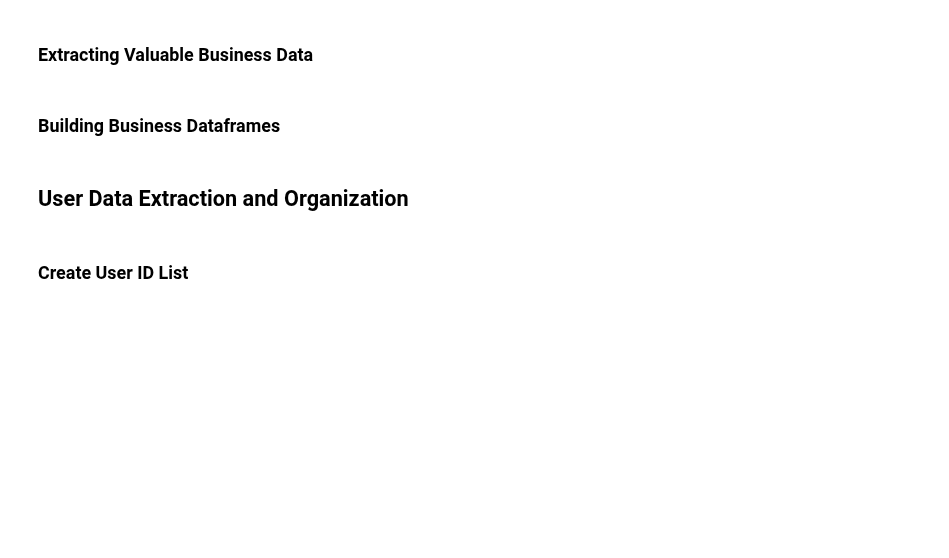
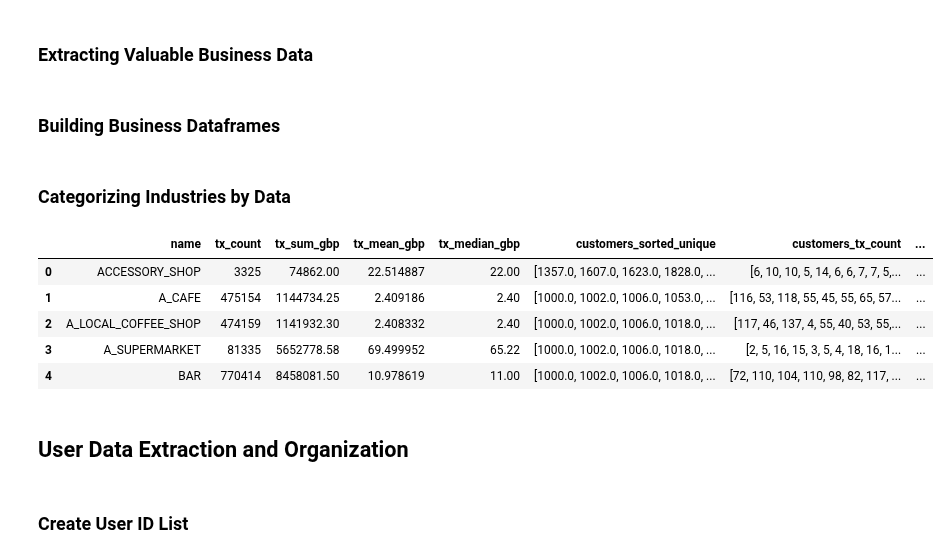
Before and after one commit to UoB-DSMP-2023-24/dsmp-2024-group27, a Jupyter notebook: Data Manipulation.ipynb, the cells around one changed output. Drawn from its saved outputs; the diff is of its cells as text; code cells hidden in the pictures; blank space fills up the shorter version.

```diff
--- a/Data Manipulation.ipynb
+++ b/Data Manipulation.ipynb
@@ -136,6 +136,23 @@ biz_slim_df = pd.DataFrame(biz_slim_data)
 
 # Create large dataframe
 biz_large_df = pd.DataFrame(biz_large_data)
+# %% [markdown]
+### Categorizing Industries by Data
+# %%
+### Importing Mapping
+from industryMap import industry_categories
+
+# Using the industry_categories dictionary, map each business in the DataFrame to its industry category
+biz_large_df['industry_category'] = biz_large_df['name'].map(industry_categories)
+# %%
+biz_large_df.head()
+# %% [output]
+|  | name | tx_count | tx_sum_gbp | tx_mean_gbp | tx_median_gbp | customers_sorted_unique | customers_tx_count | ... |
+| 0 | ACCESSORY_SHOP | 3325 | 74862.00 | 22.514887 | 22.00 | [1357.0, 1607.0, 1623.0, 1828.0, ... | [6, 10, 10, 5, 14, 6, 6, 7, 7, 5,... | ... |
+| 1 | A_CAFE | 475154 | 1144734.25 | 2.409186 | 2.40 | [1000.0, 1002.0, 1006.0, 1053.0, ... | [116, 53, 118, 55, 45, 55, 65, 57... | ... |
+| 2 | A_LOCAL_COFFEE_SHOP | 474159 | 1141932.30 | 2.408332 | 2.40 | [1000.0, 1002.0, 1006.0, 1018.0, ... | [117, 46, 137, 4, 55, 40, 53, 55,... | ... |
+| 3 | A_SUPERMARKET | 81335 | 5652778.58 | 69.499952 | 65.22 | [1000.0, 1002.0, 1006.0, 1018.0, ... | [2, 5, 16, 15, 3, 5, 4, 18, 16, 1... | ... |
+| 4 | BAR | 770414 | 8458081.50 | 10.978619 | 11.00 | [1000.0, 1002.0, 1006.0, 1018.0, ... | [72, 110, 104, 110, 98, 82, 117, ... | ... |
 # %%
 # Saves the dataframes to csv files, in the specific folder
 biz_slim_df.to_csv('SavedData/biz_slim.csv', index=False)
```
Also changed, not shown: parts of 5 cells of this notebook, 3 other files.
